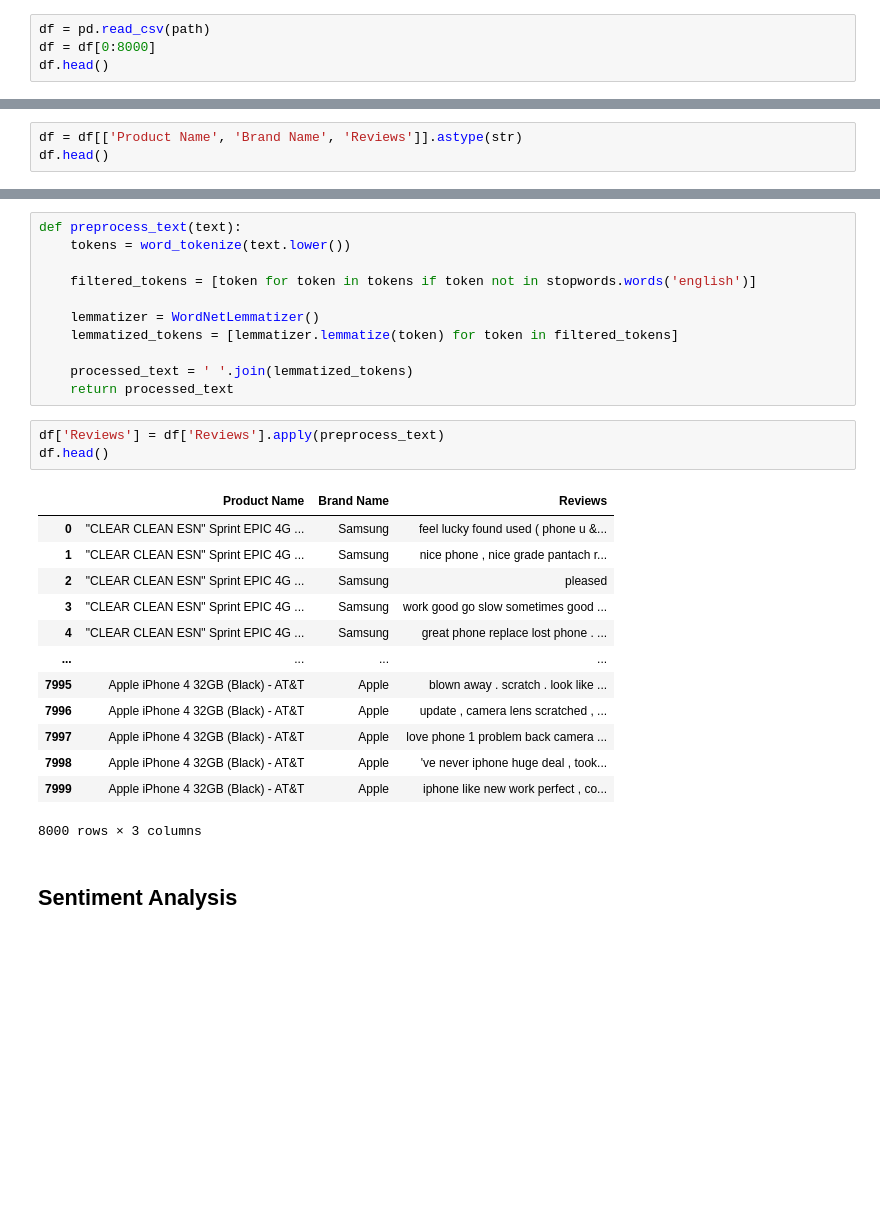
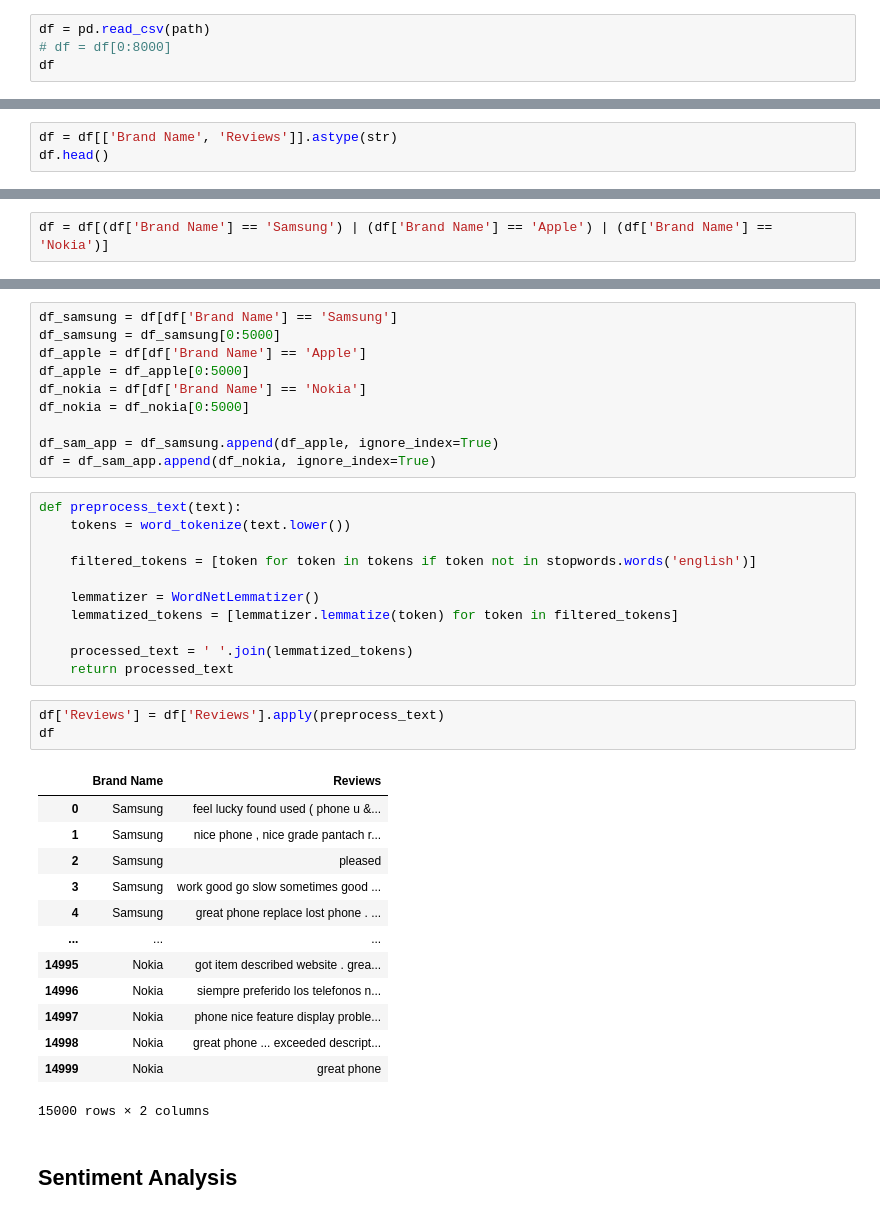
Before and after one commit to EDafee1/ir-learn, a Jupyter notebook: Final_Project_Stg.ipynb, the cells around one changed output, grey strips where cells are left out. Cells and saved outputs as stored; diff of their text form; blank space fills up the shorter version.

```diff
--- a/Final_Project_Stg.ipynb
+++ b/Final_Project_Stg.ipynb
@@ -61,8 +61,8 @@ True
 path = '/content/gdrive/MyDrive/UDINUS/Information Retrieval/Amazon_Unlocked_Mobile.csv'
 # %%
 df = pd.read_csv(path)
-df = df[0:8000]
-df.head()
+# df = df[0:8000]
+df
 # %% [output]
 |  | Product Name | Brand Name | Price | Rating | Reviews | Review Votes |
 | 0 | "CLEAR CLEAN ESN" Sprint EPIC 4G ... | Samsung | 199.99 | 5 | I feel so LUCKY to have found thi... | 1.0 |
@@ -83,4 +80,4 @@ dtype: int64
 # %%
-df = df[['Product Name', 'Brand Name', 'Reviews']].astype(str)
+df = df[['Brand Name', 'Reviews']].astype(str)
 df.head()
 # %% [output]
@@ -92,0 +90,2 @@ df.head()
+# %%
+df = df[(df['Brand Name'] == 'Samsung') | (df['Brand Name'] == 'Apple') | (df['Brand Name'] == 'Nokia')]
@@ -93,3 +103,13 @@ df.head()
+# %%
+df_samsung = df[df['Brand Name'] == 'Samsung']
+df_samsung = df_samsung[0:5000]
+df_apple = df[df['Brand Name'] == 'Apple']
+df_apple = df_apple[0:5000]
+df_nokia = df[df['Brand Name'] == 'Nokia']
+df_nokia = df_nokia[0:5000]
+
+df_sam_app = df_samsung.append(df_apple, ignore_index=True)
+df = df_sam_app.append(df_nokia, ignore_index=True)
 # %%
 def preprocess_text(text):
     tokens = word_tokenize(text.lower())
@@ -103,21 +123,21 @@ def preprocess_text(text):
     return processed_text
 # %%
 df['Reviews'] = df['Reviews'].apply(preprocess_text)
-df.head()
+df
 # %% [output]
-|  | Product Name | Brand Name | Reviews |
-| 0 | "CLEAR CLEAN ESN" Sprint EPIC 4G ... | Samsung | feel lucky found used ( phone u &... |
-| 1 | "CLEAR CLEAN ESN" Sprint EPIC 4G ... | Samsung | nice phone , nice grade pantach r... |
-| 2 | "CLEAR CLEAN ESN" Sprint EPIC 4G ... | Samsung | pleased |
-| 3 | "CLEAR CLEAN ESN" Sprint EPIC 4G ... | Samsung | work good go slow sometimes good ... |
-| 4 | "CLEAR CLEAN ESN" Sprint EPIC 4G ... | Samsung | great phone replace lost phone . ... |
-| ... | ... | ... | ... |
-| 7995 | Apple iPhone 4 32GB (Black) - AT&T | Apple | blown away . scratch . look like ... |
-| 7996 | Apple iPhone 4 32GB (Black) - AT&T | Apple | update , camera lens scratched , ... |
-| 7997 | Apple iPhone 4 32GB (Black) - AT&T | Apple | love phone 1 problem back camera ... |
-| 7998 | Apple iPhone 4 32GB (Black) - AT&T | Apple | 've never iphone huge deal , took... |
-| 7999 | Apple iPhone 4 32GB (Black) - AT&T | Apple | iphone like new work perfect , co... |
+|  | Brand Name | Reviews |
+| 0 | Samsung | feel lucky found used ( phone u &... |
+| 1 | Samsung | nice phone , nice grade pantach r... |
+| 2 | Samsung | pleased |
+| 3 | Samsung | work good go slow sometimes good ... |
+| 4 | Samsung | great phone replace lost phone . ... |
+| ... | ... | ... |
+| 14995 | Nokia | got item described website . grea... |
+| 14996 | Nokia | siempre preferido los telefonos n... |
+| 14997 | Nokia | phone nice feature display proble... |
+| 14998 | Nokia | great phone ... exceeded descript... |
+| 14999 | Nokia | great phone |
-8000 rows × 3 columns
+15000 rows × 2 columns
 # %% [markdown]
 <h2><strong>Sentiment Analysis
 # %%
```
Also changed, not shown: parts of 46 cells of this notebook.
